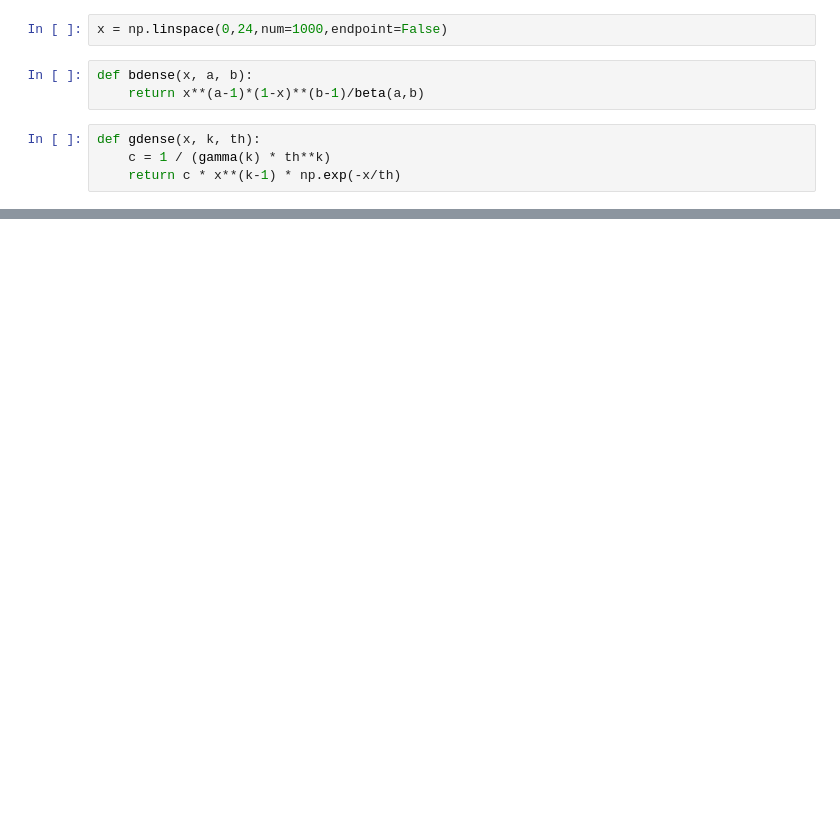
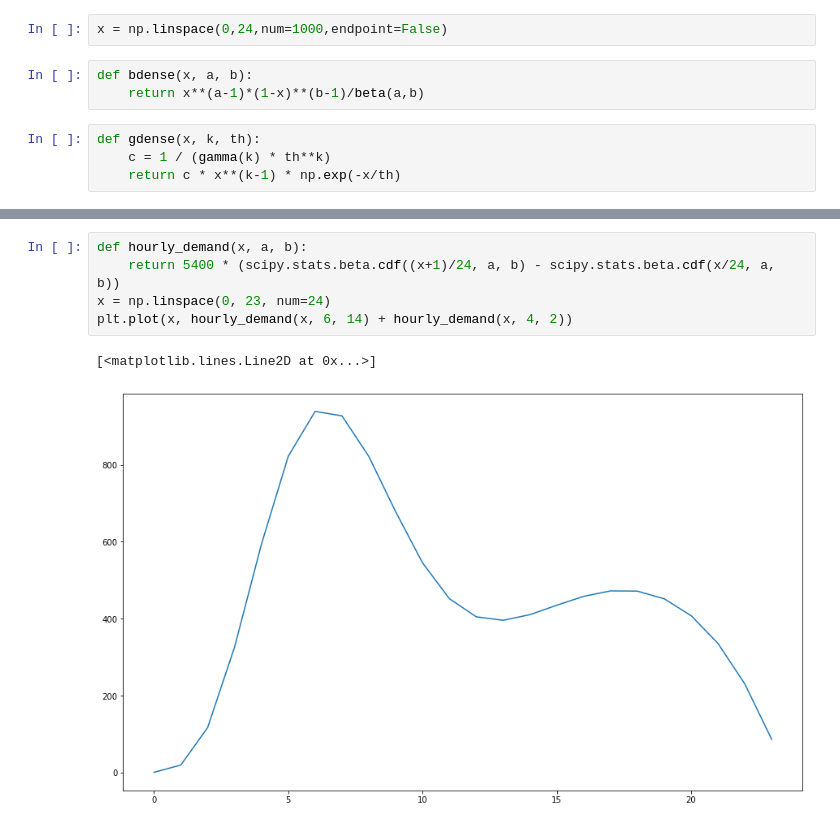
Before and after one commit to morganwl/simulation-project, a Jupyter notebook: notebooks/demand-modeling.ipynb, the cells around one changed output, grey strips where cells are left out. Cells and saved outputs as stored; diff of their text form; blank space fills up the shorter version.

```diff
--- a/notebooks/demand-modeling.ipynb
+++ b/notebooks/demand-modeling.ipynb
@@ -46,0 +56,8 @@ plt.plot(scipy.stats.gamma.cdf(xx, 9, 7/9)
+# %%
+def hourly_demand(x, a, b):
+    return 5400 * (scipy.stats.beta.cdf((x+1)/24, a, b) - scipy.stats.beta.cdf(x/24, a, b))
+x = np.linspace(0, 23, num=24)
+plt.plot(x, hourly_demand(x, 6, 14) + hourly_demand(x, 4, 2))
+# %% [output]
+[<matplotlib.lines.Line2D at 0x...>]
+[figure, added]
```
Also changed, not shown: parts of 4 cells of this notebook, 8 other files.
